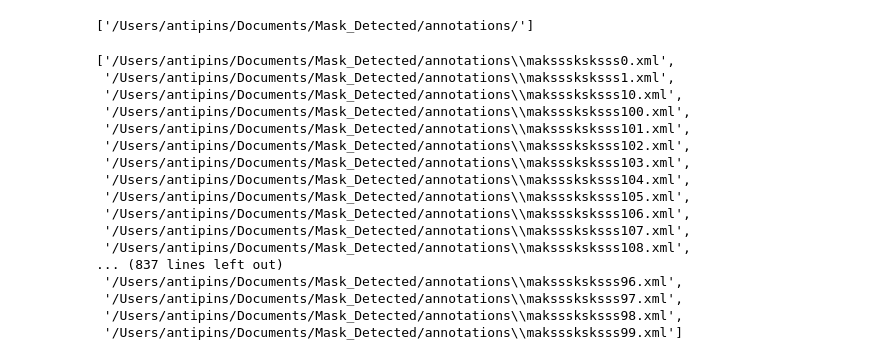
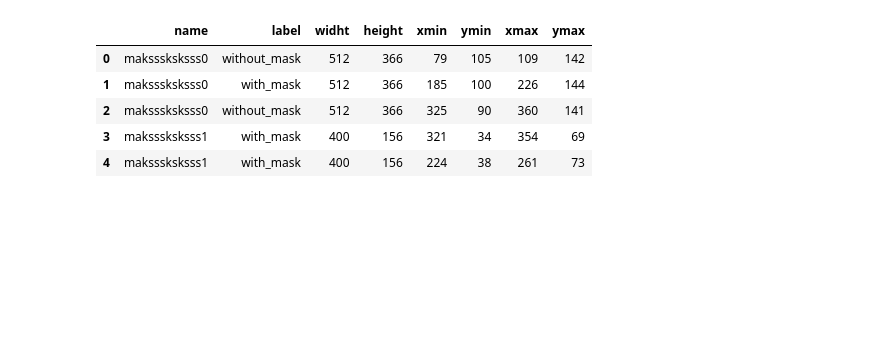
Before and after one commit to Zikarakus/FromWork, a Jupyter notebook: CNN_mask.ipynb, the cells around one changed output. Saved outputs shown, nothing was run; the diff lists cells and outputs as text; code cells hidden in the pictures; blank space fills up the shorter version.

```diff
--- a/CNN_mask.ipynb
+++ b/CNN_mask.ipynb
@@ -42,27 +54,45 @@ df = {'name': [],      # Создание словаря, который в бу
      'ymin': [],
      'xmax': [],
      'ymax': []}
+
+width = []
+height = []
+
+for idx, anno in enumerate(glob.glob(annot_dir + '/*.xml')):                    # Итерация по индексам и пути файла
+    trees = ET.parse(anno).getroot()                                            # Создание корня
+    for item in trees.iter():                                                   # Итерация по всему дереву файла
+        if item.tag == 'size':                                                  # Поиск по tag
+            for attr in list(item):                                             # Переход в следующую ветвь
+                if attr.tag =='width':
+                    width = int(attr.text)                                      # Если сразу добавлять в датасет
+                if attr.tag == 'height':                                        # будет несоответствие размеров
+                    height = int(attr.text)
+                                                                                # В остальном все идентично
+        if item.tag == 'object':
+            for attr in list(item):
+                if attr.tag == 'name':
+                    df['label'].append(attr.text)
+                    df['widht'].append(width)
+                    df['height'].append(height)
+                    df['name'].append(anno.split('/')[-1].split('\\')[-1][0:-4])
+
+                if attr.tag == 'bndbox':
+                    for coor in list(attr):
+                        if coor.tag == 'xmin':
+                            df['xmin'].append(int(coor.text))
+                        if coor.tag == 'ymin':
+                            df['ymin'].append(int(coor.text))
+                        if coor.tag == 'xmax':
+                            df['xmax'].append(int(coor.text))
+                        if coor.tag == 'ymax':
+                            df['ymax'].append(int(coor.text))
-# %%
-glob.glob(annot_dir)
-# %% [output]
-['/Users/antipins/Documents/Mask_Detected/annotations/']
-# %%
-glob.glob(annot_dir + '*.xml')
-# %% [output]
-['/Users/antipins/Documents/Mask_Detected/annotations\\maksssksksss0.xml',
- '/Users/antipins/Documents/Mask_Detected/annotations\\maksssksksss1.xml',
- '/Users/antipins/Documents/Mask_Detected/annotations\\maksssksksss10.xml',
- '/Users/antipins/Documents/Mask_Detected/annotations\\maksssksksss100.xml',
- '/Users/antipins/Documents/Mask_Detected/annotations\\maksssksksss101.xml',
- '/Users/antipins/Documents/Mask_Detected/annotations\\maksssksksss102.xml',
- '/Users/antipins/Documents/Mask_Detected/annotations\\maksssksksss103.xml',
- '/Users/antipins/Documents/Mask_Detected/annotations\\maksssksksss104.xml',
- '/Users/antipins/Documents/Mask_Detected/annotations\\maksssksksss105.xml',
- '/Users/antipins/Documents/Mask_Detected/annotations\\maksssksksss106.xml',
- '/Users/antipins/Documents/Mask_Detected/annotations\\maksssksksss107.xml',
- '/Users/antipins/Documents/Mask_Detected/annotations\\maksssksksss108.xml',
-... (837 lines left out)
- '/Users/antipins/Documents/Mask_Detected/annotations\\maksssksksss96.xml',
- '/Users/antipins/Documents/Mask_Detected/annotations\\maksssksksss97.xml',
- '/Users/antipins/Documents/Mask_Detected/annotations\\maksssksksss98.xml',
- '/Users/antipins/Documents/Mask_Detected/annotations\\maksssksksss99.xml']
+# %%
+data = pd.DataFrame(df)
+data.head()
+# %% [output]
+|  | name | label | widht | height | xmin | ymin | xmax | ymax |
+| 0 | maksssksksss0 | without_mask | 512 | 366 | 79 | 105 | 109 | 142 |
+| 1 | maksssksksss0 | with_mask | 512 | 366 | 185 | 100 | 226 | 144 |
+| 2 | maksssksksss0 | without_mask | 512 | 366 | 325 | 90 | 360 | 141 |
+| 3 | maksssksksss1 | with_mask | 400 | 156 | 321 | 34 | 354 | 69 |
+| 4 | maksssksksss1 | with_mask | 400 | 156 | 224 | 38 | 261 | 73 |
```
Also changed, not shown: parts of 6 cells of this notebook.
